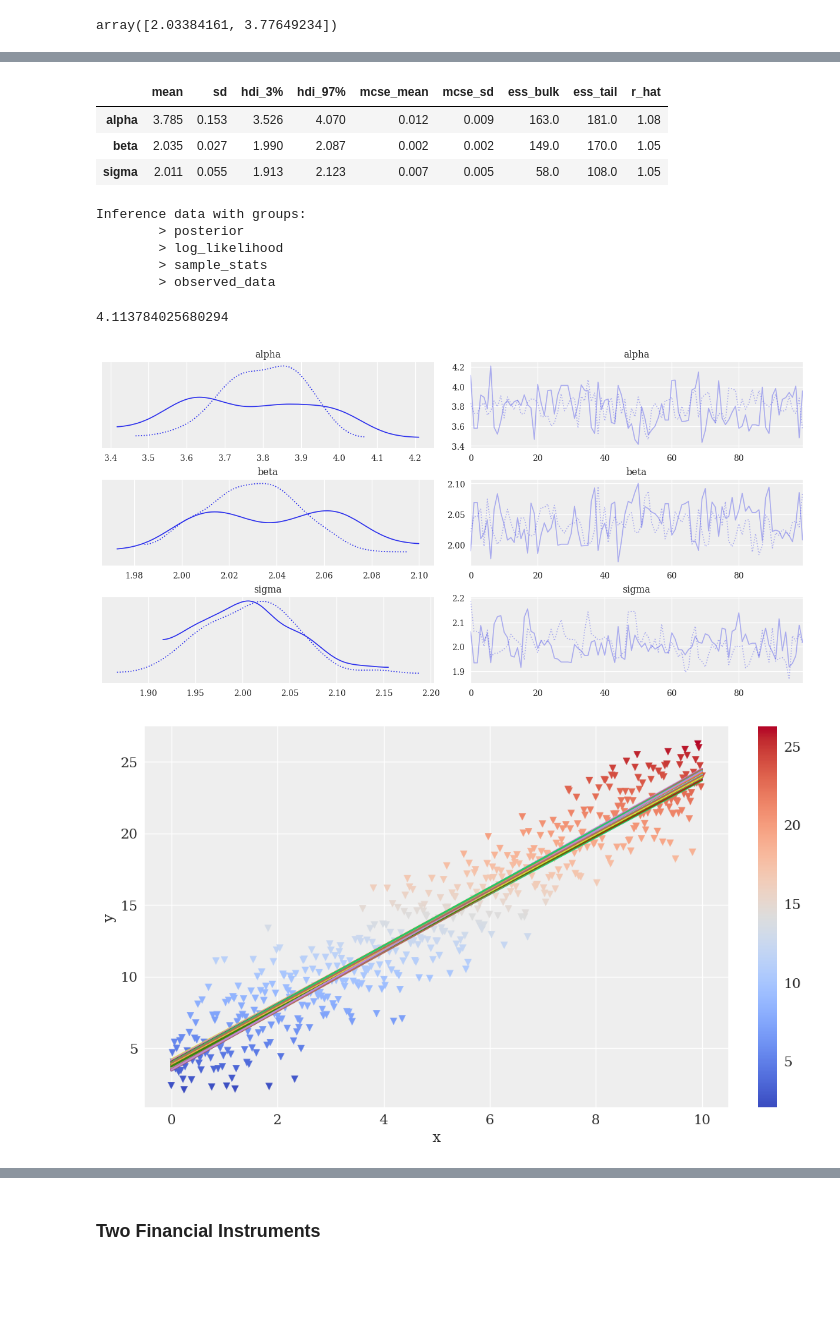
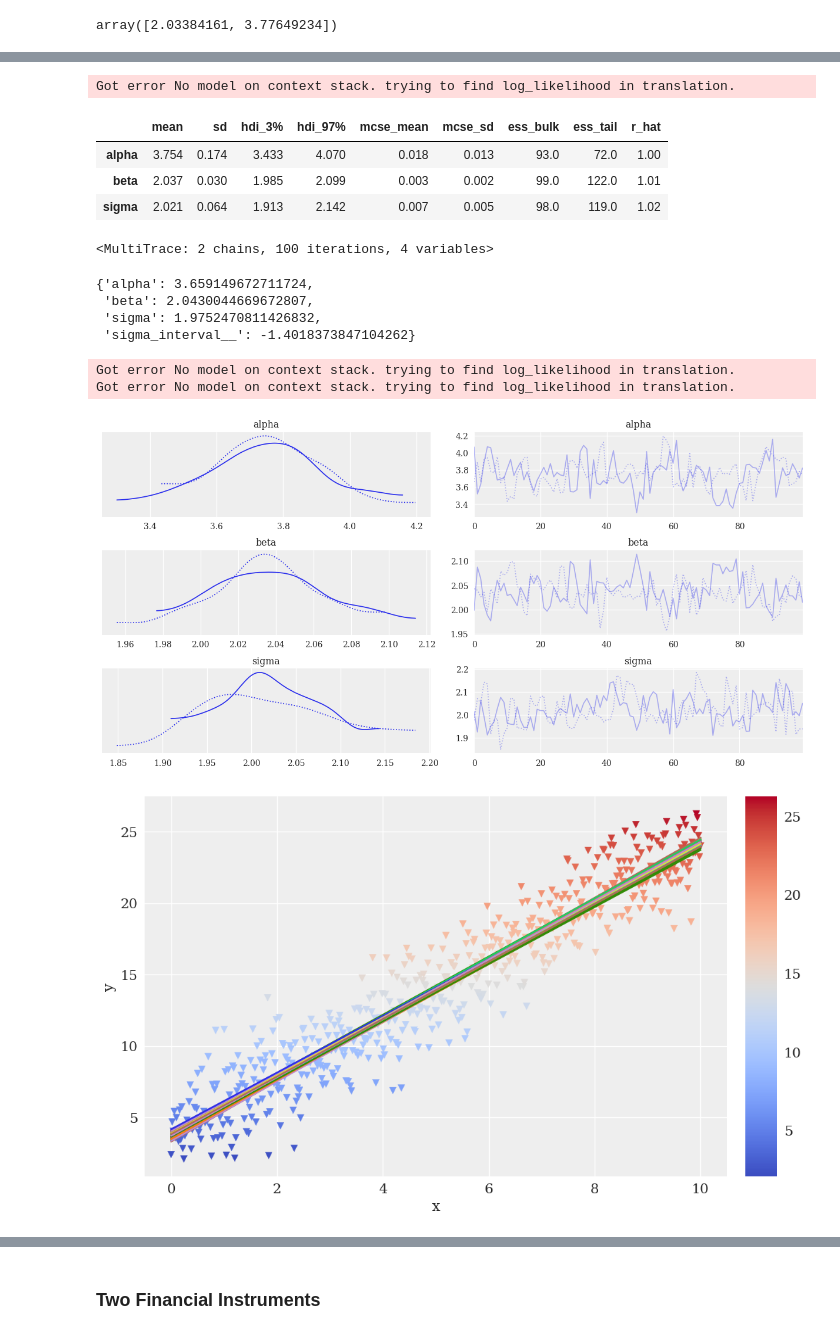
Before and after one commit to zhcgreat/zhc, a Jupyter notebook: 13_b_statistics.ipynb, the cells around one changed output, grey strips where cells are left out. Drawn from its saved outputs; the diff is of its cells as text; code cells hidden in the pictures; blank space fills up the shorter version.

```diff
--- a/13_b_statistics.ipynb
+++ b/13_b_statistics.ipynb
@@ -48,11 +46,11 @@ import pymc3 as pm
 %%time
 with pm.Model() as model:
     # model
-    alpha = pm.Normal('alpha', mu=0, sigma=20)  # Defines the priors
-    beta = pm.Normal('beta', mu=0, sigma=10)  # Defines the priors
+    alpha = pm.Normal('alpha', mu=0, sd=20)  # Defines the priors
+    beta = pm.Normal('beta', mu=0, sd=10)  # Defines the priors
     sigma = pm.Uniform('sigma', lower=0, upper=10)  # Defines the priors
     y_est = alpha + beta * x    # Specifies the linear regression
-    likelihood = pm.Normal('y', mu=y_est, sigma=sigma,
+    likelihood = pm.Normal('y', mu=y_est, sd=sigma,
                            observed=y)   # Defines the likelihood.
 
     # inference
@@ -64,39 +74,40 @@ NameError: name 'x' is not defined
 # %%
 pm.summary(trace)   # Shows summary statistics from samplings.
 # %% [output]
+Got error No model on context stack. trying to find log_likelihood in translation.
 |  | mean | sd | hdi_3% | hdi_97% | mcse_mean | mcse_sd | ess_bulk | ess_tail | r_hat |
-| alpha | 3.785 | 0.153 | 3.526 | 4.070 | 0.012 | 0.009 | 163.0 | 181.0 | 1.08 |
-| beta | 2.035 | 0.027 | 1.990 | 2.087 | 0.002 | 0.002 | 149.0 | 170.0 | 1.05 |
-| sigma | 2.011 | 0.055 | 1.913 | 2.123 | 0.007 | 0.005 | 58.0 | 108.0 | 1.05 |
+| alpha | 3.754 | 0.174 | 3.433 | 4.070 | 0.018 | 0.013 | 93.0 | 72.0 | 1.00 |
+| beta | 2.037 | 0.030 | 1.985 | 2.099 | 0.003 | 0.002 | 99.0 | 122.0 | 1.01 |
+| sigma | 2.021 | 0.064 | 1.913 | 2.142 | 0.007 | 0.005 | 98.0 | 119.0 | 1.02 |
 # %%
 trace
 # %% [output]
-Inference data with groups:
-        > posterior
-        > log_likelihood
-        > sample_stats
-        > observed_data
+<MultiTrace: 2 chains, 100 iterations, 4 variables>
 # %%
-trace.posterior['alpha'][0].values[0]
+trace[0]
 # %% [output]
-4.113784025680294
+{'alpha': 3.659149672711724,
+ 'beta': 2.0430044669672807,
+ 'sigma': 1.9752470811426832,
+ 'sigma_interval__': -1.4018373847104262}
 # %%
-az.plot_trace(trace);
-plt.show()
+pm.traceplot(trace, lines={'alpha': 4, 'beta': 2, 'sigma': 2});
 # plt.savefig('../../images/ch13/stat_16.png');
 # %% [output]
+Got error No model on context stack. trying to find log_likelihood in translation.
+Got error No model on context stack. trying to find log_likelihood in translation.
-[figure, old version]
+[figure, new version]
 # %%
 plt.figure(figsize=(10, 6))
 plt.scatter(x, y, c=y, marker='v', cmap='coolwarm')
 plt.colorbar()
 plt.xlabel('x')
 plt.ylabel('y')
-for i in range(len(trace.posterior['alpha'][0].values)):
-    plt.plot(x, trace.posterior['alpha'][0].values[i] + trace.posterior['beta'][0].values[i] * x)
+for i in range(len(trace)):
+    plt.plot(x, trace['alpha'][i] + trace['beta'][i] * x)
 # plt.savefig('../../images/ch13/stat_17.png');
 # %% [output]
-[figure, old version]
+[figure, new version]
 # %%
 %%time
 with pm.Model() as model:
```
Also changed, not shown: parts of 17 cells of this notebook.
